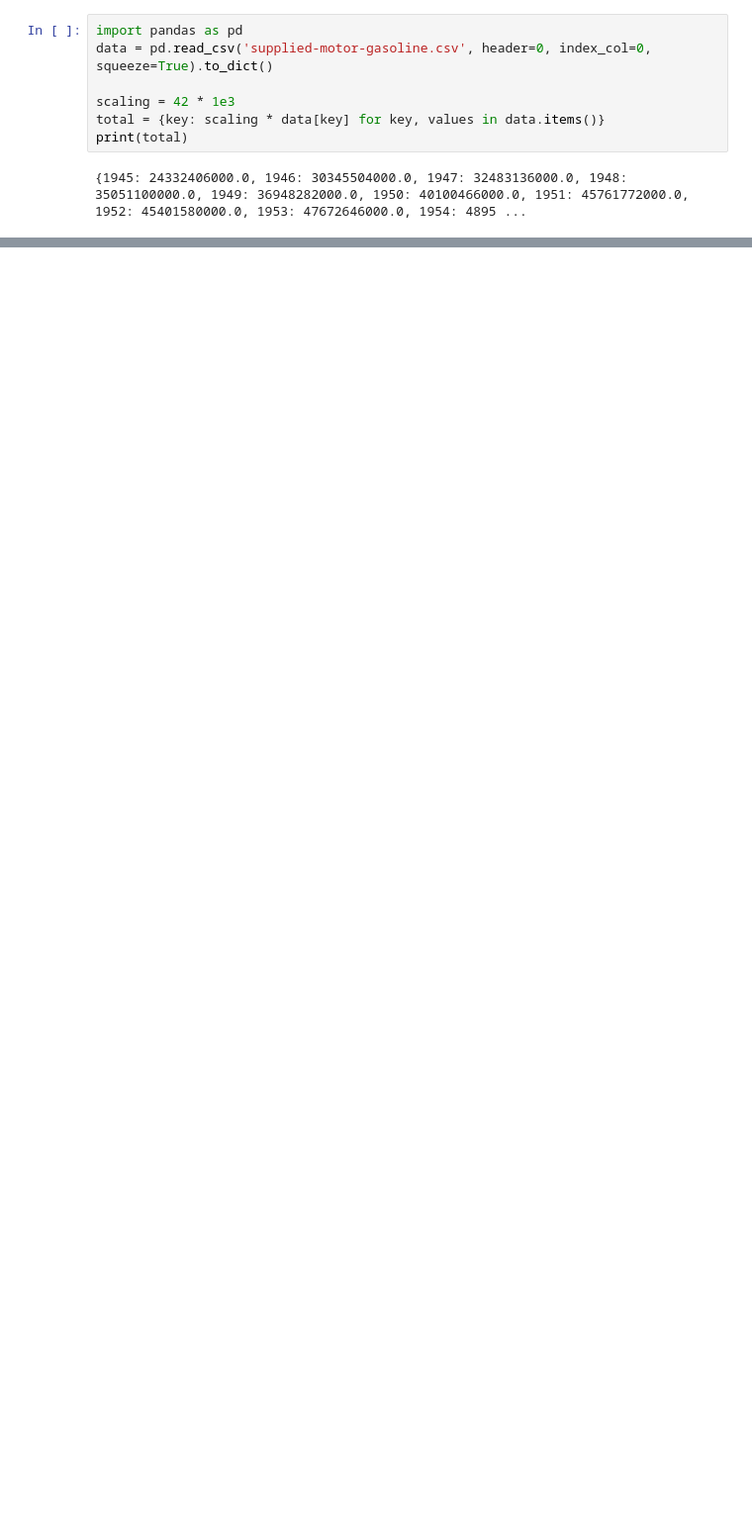
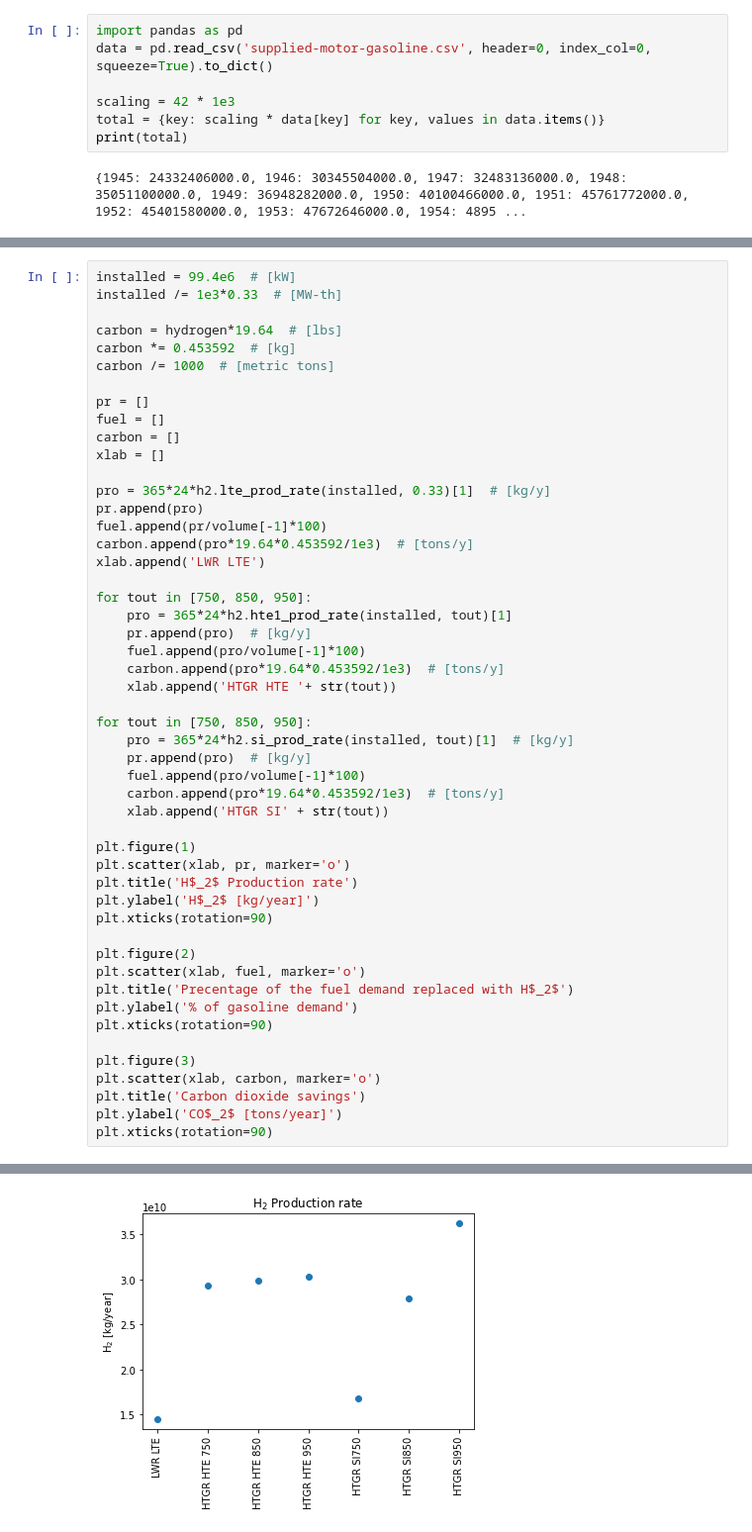
Before and after one commit to robfairh/npre412-project, a Jupyter notebook: fuel-demand.ipynb, the cells around one changed output, grey strips where cells are left out. Shown at 99% size. Saved outputs shown, nothing was run; the diff lists cells and outputs as text; blank space fills up the shorter version.

```diff
--- a/fuel-demand.ipynb
+++ b/fuel-demand.ipynb
@@ -53,0 +157,51 @@ print(total)
+# %%
+installed = 99.4e6  # [kW]
+installed /= 1e3*0.33  # [MW-th]
+
+carbon = hydrogen*19.64  # [lbs]
+carbon *= 0.453592  # [kg]
+carbon /= 1000  # [metric tons]
+
+pr = []
+fuel = []
+carbon = []
+xlab = []
+
+pro = 365*24*h2.lte_prod_rate(installed, 0.33)[1]  # [kg/y]
+pr.append(pro)
+fuel.append(pr/volume[-1]*100)
+carbon.append(pro*19.64*0.453592/1e3)  # [tons/y]
+xlab.append('LWR LTE')
+
+for tout in [750, 850, 950]:
+    pro = 365*24*h2.hte1_prod_rate(installed, tout)[1]
+    pr.append(pro)  # [kg/y]
+    fuel.append(pro/volume[-1]*100)
+    carbon.append(pro*19.64*0.453592/1e3)  # [tons/y]
+    xlab.append('HTGR HTE '+ str(tout))
+
+for tout in [750, 850, 950]:
+    pro = 365*24*h2.si_prod_rate(installed, tout)[1]  # [kg/y]
+    pr.append(pro)  # [kg/y]
+    fuel.append(pro/volume[-1]*100)
+    carbon.append(pro*19.64*0.453592/1e3)  # [tons/y]
+    xlab.append('HTGR SI' + str(tout))
+
+plt.figure(1)
+plt.scatter(xlab, pr, marker='o')
+plt.title('H$_2$ Production rate')
+plt.ylabel('H$_2$ [kg/year]')
+plt.xticks(rotation=90)
+
+plt.figure(2)
+plt.scatter(xlab, fuel, marker='o')
+plt.title('Precentage of the fuel demand replaced with H$_2$')
+plt.ylabel('% of gasoline demand')
+plt.xticks(rotation=90)
+
+plt.figure(3)
+plt.scatter(xlab, carbon, marker='o')
+plt.title('Carbon dioxide savings')
+plt.ylabel('CO$_2$ [tons/year]')
+plt.xticks(rotation=90)
+# %% [output]
@@ -53,0 +209 @@ print(total)
+[figure, added]
```
Also changed, not shown: parts of 11 cells of this notebook, 2 other files.
